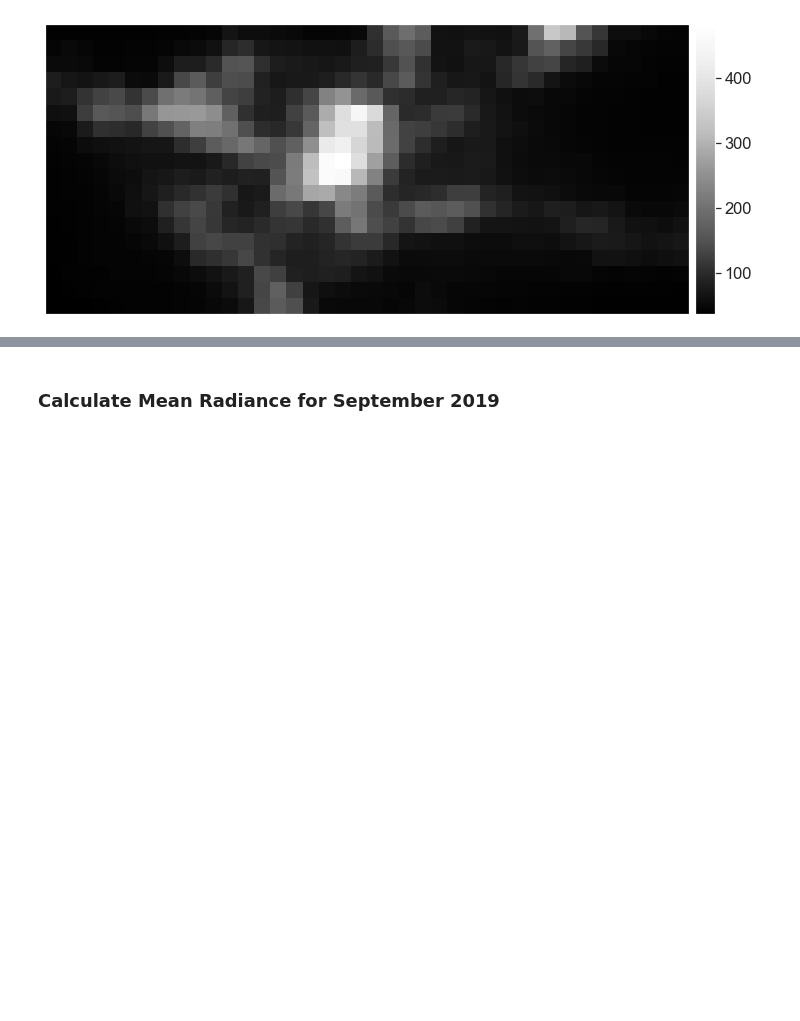
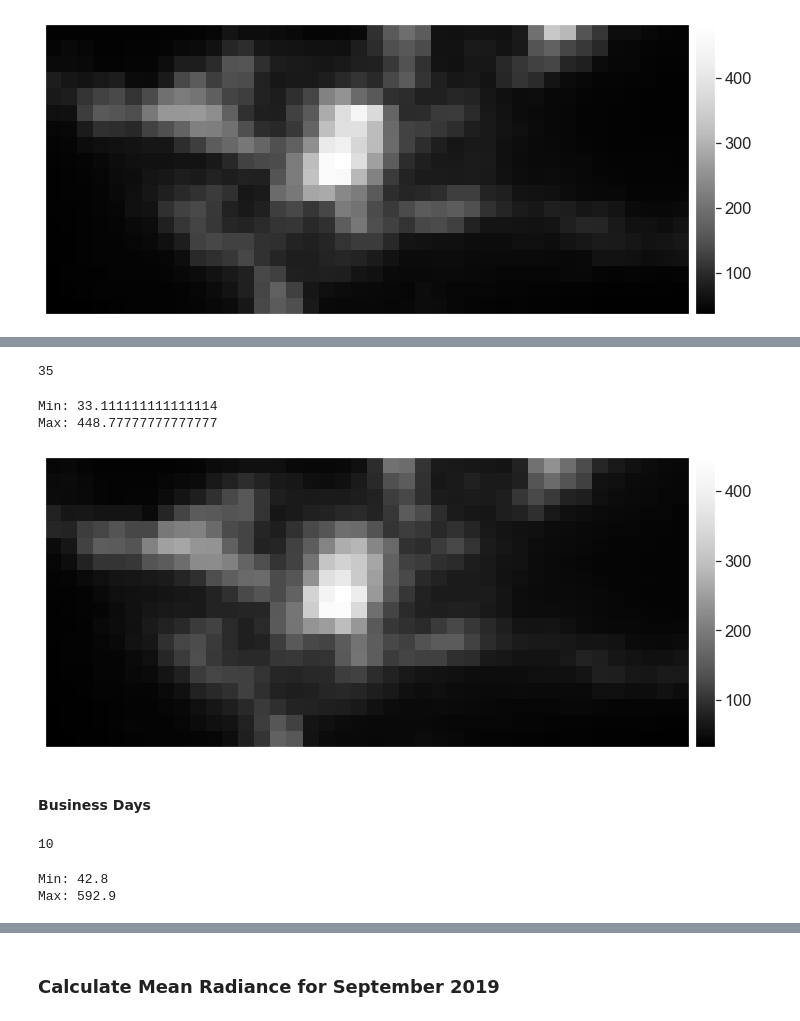
Before and after one commit to calekochenour/remote-sensing-fusion, a Jupyter notebook: 01-code-scripts/penn-state-campus-black-marble-radiance-concise.ipynb, the cells around one changed output, grey strips where cells are left out. Cells and saved outputs as stored; diff of their text form; code cells hidden in the pictures; blank space fills up the shorter version.

Commit message:
Add more examples for inter and intra-month means

```diff
--- a/01-code-scripts/penn-state-campus-black-marble-radiance-concise.ipynb
+++ b/01-code-scripts/penn-state-campus-black-marble-radiance-concise.ipynb
@@ -1316,0 +1338,32 @@ plt.show()
+# %%
+# Get Mondays from Sept 2019 - April 2020
+date_list = get_date_list('2019-09-01', '2020-04-30', date_frequency='W-MON')
+# %%
+# Get array for each date into list
+sept_2019_apr_2020_mondays_arrays = get_array_data_from_dict(
+ dictionary=radiance_sept_2019_apr_2020, date_list=date_list)
+# %%
+# Confirm length
+len(sept_2019_apr_2020_mondays_arrays)
+# %% [output]
+35
+# %%
+# Calculate mean
+sept_2019_apr_2020_mondays_mean = calculate_mean_radiance(sept_2019_apr_2020_mondays_arrays)
+# %%
+# Get min and max values for mean
+print(f"Min: {sept_2019_apr_2020_mondays_mean.min()}")
+print(f"Max: {sept_2019_apr_2020_mondays_mean.max()}")
+# %% [output]
+Min: 33.111111111111114
+Max: 448.77777777777777
+# %%
+# Plot
+ep.plot_bands(sept_2019_apr_2020_mondays_mean, scale=False,
+              vmax=sept_2019_apr_2020_mondays_mean.max())
+
+plt.show()
+# %% [output]
+[figure, added]
+# %% [markdown]
+#### Business Days
@@ -1316,0 +1377,5 @@ plt.show()
+# %%
+# Confirm length
+len(march_2020_business_arrays)
+# %% [output]
+10
@@ -1316,0 +1385,7 @@ plt.show()
+# %%
+# Get min and max values for mean
+print(f"Min: {march_2020_business_mean.min()}")
+print(f"Max: {march_2020_business_mean.max()}")
+# %% [output]
+Min: 42.8
+Max: 592.9
```
Also changed, not shown: parts of 10 cells of this notebook.
